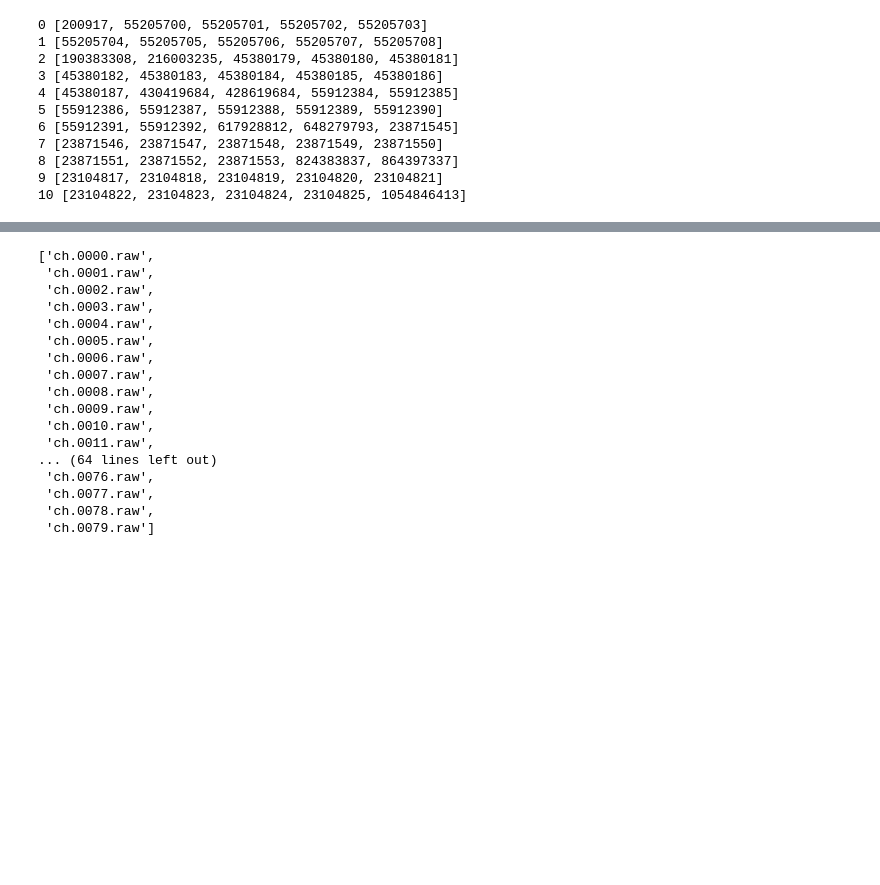
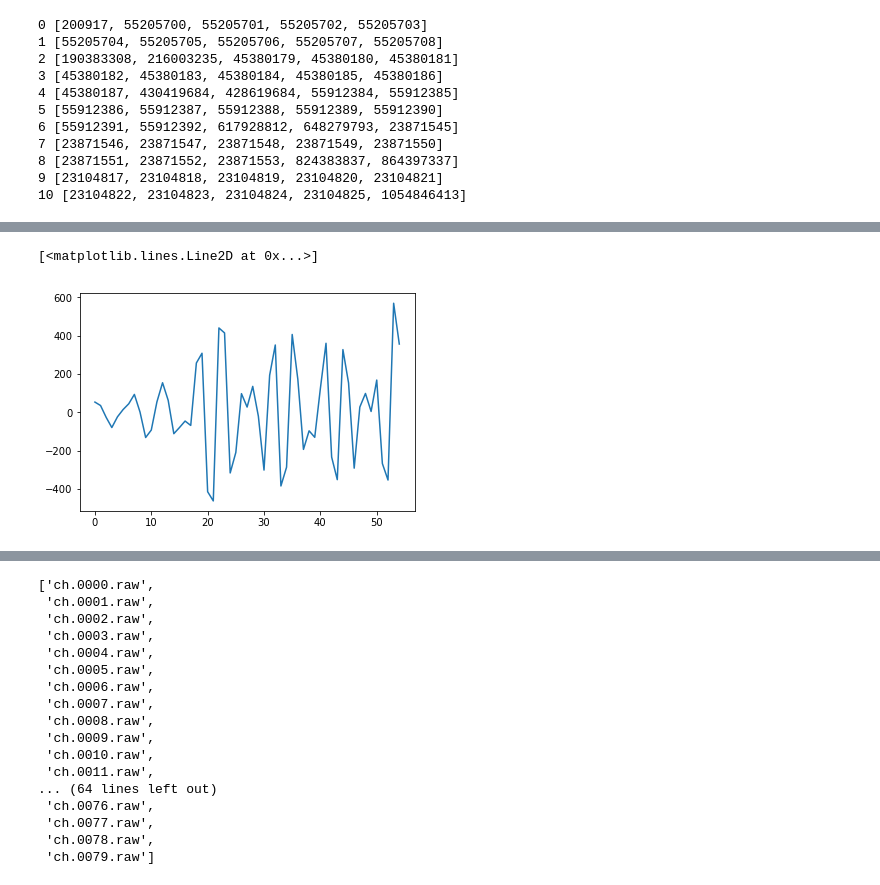
Before and after one commit to kemerelab/jagular, a Jupyter notebook: temp/filtering.ipynb, the cells around one changed output, grey strips where cells are left out. Saved outputs shown, nothing was run; the diff lists cells and outputs as text; code cells hidden in the pictures; blank space fills up the shorter version.

```diff
--- a/temp/filtering.ipynb
+++ b/temp/filtering.ipynb
@@ -96,0 +187,5 @@ for ii, (ts, ch_data) in enumerate(jfm.read_stitched_files(block_size=5)):
+# %%
+tim
+# %% [output]
+[<matplotlib.lines.Line2D at 0x...>]
+[figure, added]
```
Also changed, not shown: parts of 6 cells of this notebook, 2 other files.
